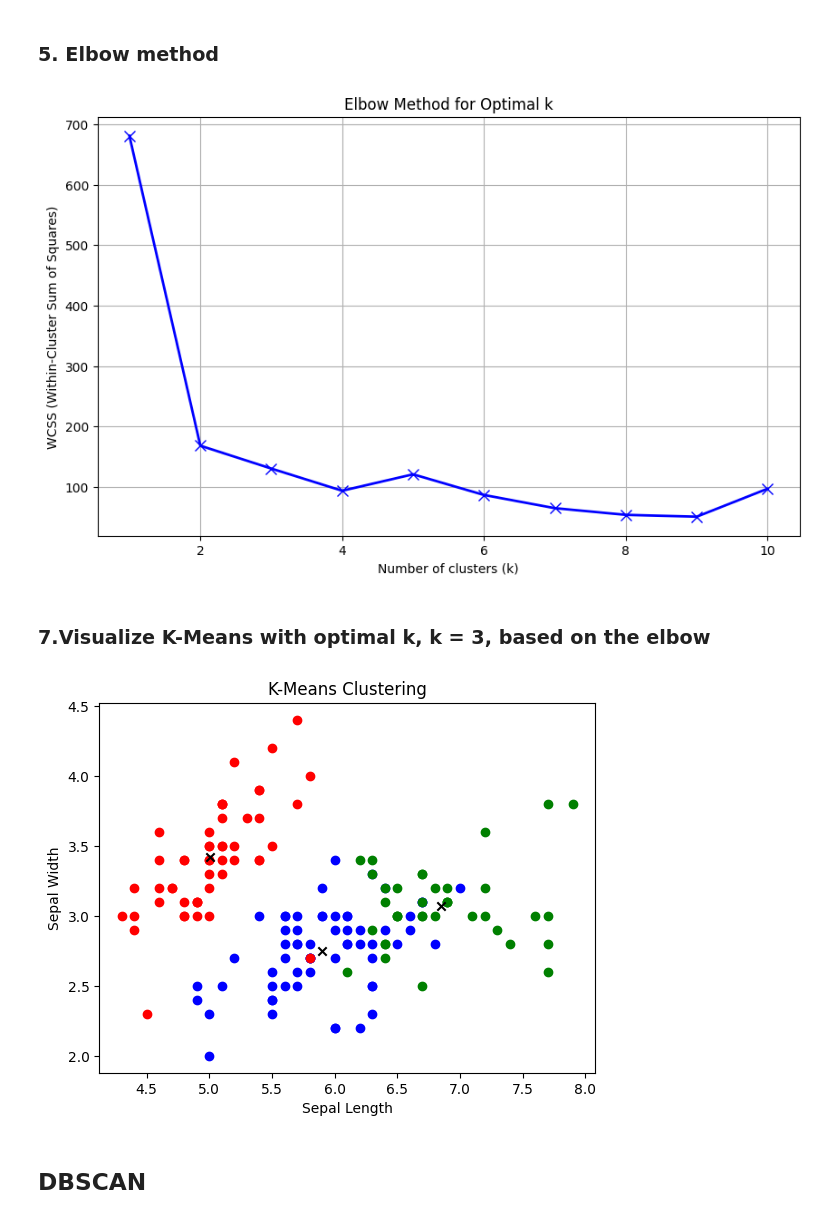
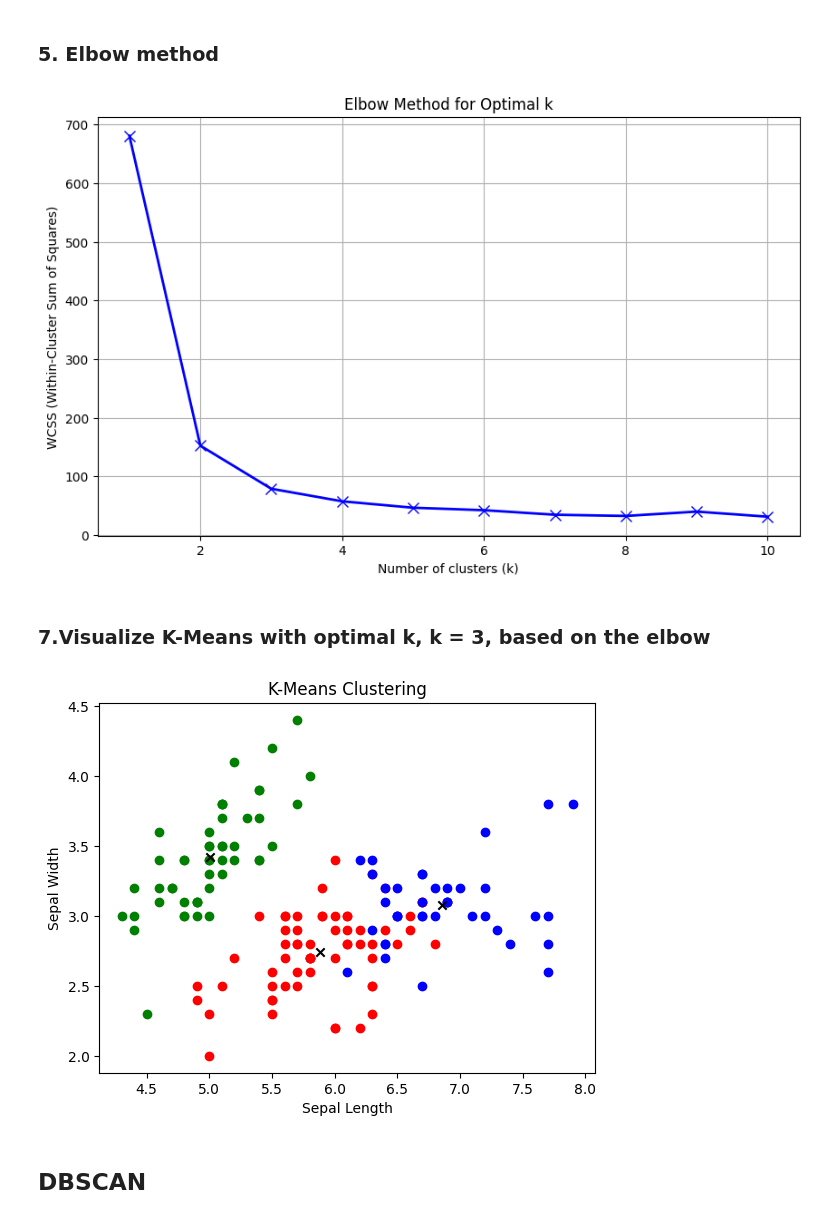
Before and after one commit to vityasyyy/kmeans-dbscan, a Jupyter notebook: kmeans_dbscan_nolib.ipynb, the cells around one changed output. Saved outputs shown, nothing was run; the diff lists cells and outputs as text; code cells hidden in the pictures.

Commit message:
feat(kmeans): optimized kmeans to have less randomness, removed .index and used enumerate instead , cluster now holds indices instead of the point of the data.

```diff
--- a/kmeans_dbscan_nolib.ipynb
+++ b/kmeans_dbscan_nolib.ipynb
@@ -161,7 +176,7 @@ for k_value in K_range:
     # Perform K-Means clustering for the current k_value.
     # This will return the cluster labels for each point and the coordinates of the final centroids.
     # Note: K-Means can yield slightly different results on different runs due to random initialization.
-    labels, centroids = kmeans(X, k_value)
+    labels, centroids = kmeans(X, k_value, 29)
 
     # Compute the WCSS for the clustering result obtained with k_value.
     wcss = compute_wcss(X, labels, centroids)
@@ -180,27 +195,27 @@ plt.title('Elbow Method for Optimal k')
 plt.grid(True)
 plt.show()
 # %% [output]
-[figure, old version]
+[figure, new version]
 # %% [markdown]
 ### 7.Visualize K-Means with optimal k, k = 3, based on the elbow
 # %%
 # Visualize clusters
 def plot_clusters(X, labels, centroids):
     colors = ['r', 'g', 'b', 'y', 'c', 'm']
     for idx, point in enumerate(X):
         plt.scatter(point[0], point[1], c=colors[labels[idx] % len(colors)])
     for centroid in centroids:
         plt.scatter(centroid[0], centroid[1], c='k', marker='x')
     plt.xlabel('Sepal Length')
     plt.ylabel('Sepal Width')
     plt.title('K-Means Clustering')
     plt.show()
 
 # Apply K-Means with k=3
-labels, centroids = kmeans(X, 3)
+labels, centroids = kmeans(X, 3, 29)
 plot_clusters(X, labels, centroids)
 # %% [output]
-[figure, old version]
+[figure, new version]
 # %% [markdown]
 ## DBSCAN
 # %% [markdown]
```
Also changed, not shown: parts of 2 cells of this notebook.
